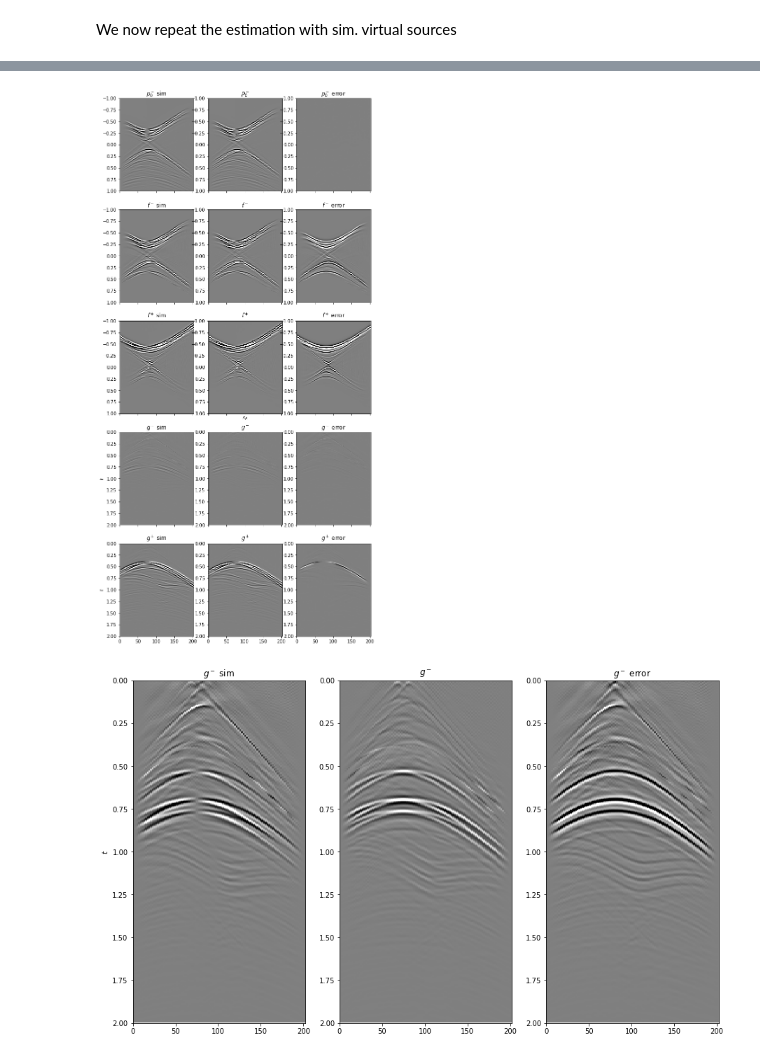
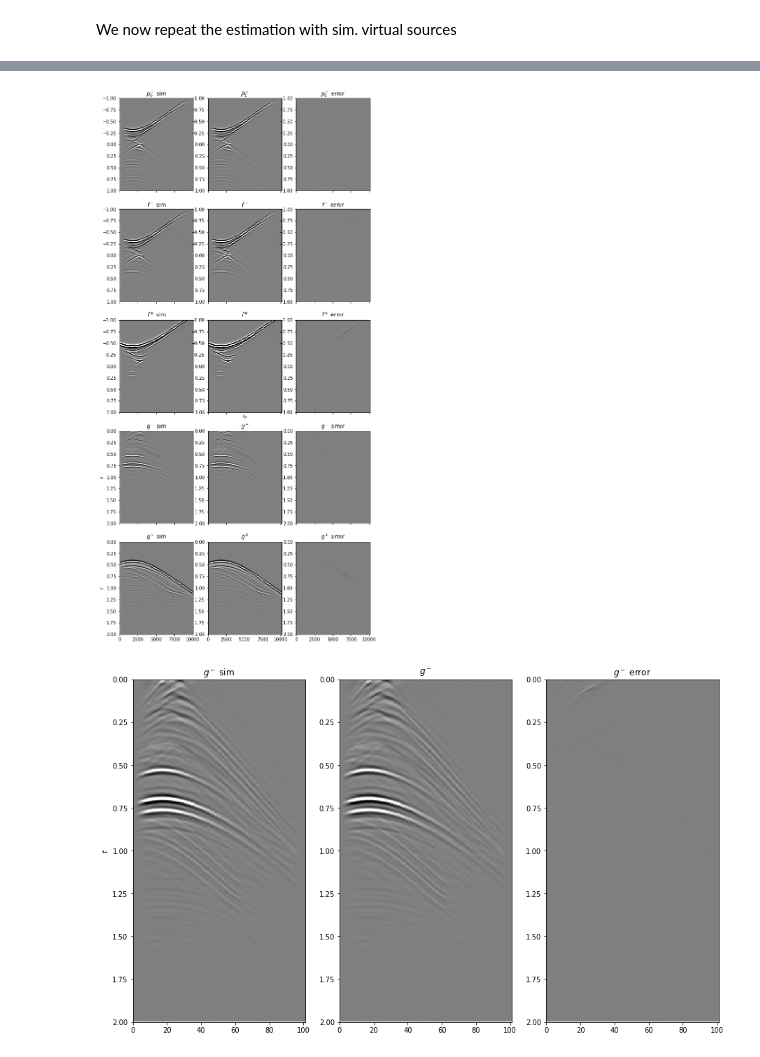
Before and after one commit to PyLops/pylops_notebooks, a Jupyter notebook: developement/Marchenko_multiplevs.ipynb, the cells around one changed output, grey strips where cells are left out. Cells and saved outputs as stored; diff of their text form; code cells hidden in the pictures.

```diff
--- a/developement/Marchenko_multiplevs.ipynb
+++ b/developement/Marchenko_multiplevs.ipynb
@@ -237,0 +235,2 @@ if nsmooth>0:
+# %%
+nsim = 2 # number of sim sources
@@ -283,3 +367,0 @@ Dot test passed, v^T(Opu)=-266.710629 - u^T(Op^Tv)=-266.710629
-# %%
-p0_minus_sim = Rop * fd_plus_sim.flatten()
-p0_minus_sim = p0_minus_sim.reshape((2*nt-1), nr).T
@@ -310,10 +367,0 @@ itn   =      10   r2norm = 2.3e+00   acond = 1.7e+01   xnorm  = 7.2e+01
-# %%
-f1_inv_tot_sim = f1_inv_sim + np.concatenate((np.zeros((2*nt-1, nr)), fd_plus_sim))
-
-g_inv_sim = Gop*f1_inv_tot_sim.flatten()
-g_inv_sim = g_inv_sim.reshape(2*(2*nt-1), nr)
-
-f1_inv_minus_sim, f1_inv_plus_sim =  f1_inv_tot_sim[:(2*nt-1)].T, f1_inv_tot_sim[(2*nt-1):].T
-g_inv_minus_sim, g_inv_plus_sim =  -g_inv_sim[:(2*nt-1)].T, np.fliplr(g_inv_sim[(2*nt-1):].T)
-
-g_inv_tot_sim = g_inv_minus_sim + g_inv_plus_sim
@@ -320,106 +399,108 @@ g_inv_tot_sim = g_inv_minus_sim + g_inv_plus_sim
 # %%
+ivs=0
+
 fig, axs = plt.subplots(5, 3, sharex=True, figsize=(10, 22))
-axs[0][0].imshow(p0_minus_sim.T, cmap='gray',
+axs[0][0].imshow(p0_minus_sim[:, ivs].T, cmap='gray',
               vmin=-5e-1, vmax=5e-1, extent=(0, nr*nvs, t[-1], -t[-1]))
 axs[0][0].set_title(r'$p_0^-$ sim')
 axs[0][0].axis('tight')
 axs[0][0].set_ylim(1, -1)
-axs[0][1].imshow(np.sum(p0_minus*weights, axis=1).T, cmap='gray',
+axs[0][1].imshow(np.sum(p0_minus[:, ivs*nsim:(ivs+1)*nsim]*weights[:, ivs*nsim:(ivs+1)*nsim], axis=1).T, cmap='gray',
                  vmin=-5e-1, vmax=5e-1, extent=(0, nr*nvs, t[-1], -t[-1]))
 axs[0][1].set_title(r'$p_0^-$')
 axs[0][1].axis('tight')
 axs[0][1].set_ylim(1, -1)
-axs[0][2].imshow(p0_minus_sim.T - np.sum(p0_minus*weights, axis=1).T, cmap='gray',
+axs[0][2].imshow(p0_minus_sim[:, ivs].T - np.sum(p0_minus[:, ivs*nsim:(ivs+1)*nsim]*weights[:, ivs*nsim:(ivs+1)*nsim], axis=1).T, cmap='gray',
                  vmin=-5e-1, vmax=5e-1, extent=(0, nr*nvs, t[-1], -t[-1]))
 axs[0][2].set_title(r'$p_0^-$ error')
 axs[0][2].axis('tight')
 axs[0][2].set_ylim(1, -1)
-axs[1][0].imshow(f1_inv_minus_sim.T, cmap='gray',
+axs[1][0].imshow(f1_inv_minus_sim[:, :, ivs], cmap='gray',
               vmin=-5e-1, vmax=5e-1, extent=(0, nr*nvs, t[-1], -t[-1]))
 axs[1][0].set_title(r'$f^-$ sim')
 axs[1][0].axis('tight')
 axs[1][0].set_ylim(1, -1)
-axs[1][1].imshow(np.sum(f1_inv_minus*weights, axis=1).T, cmap='gray',
+axs[1][1].imshow(np.sum(f1_inv_minus[:, ivs*nsim:(ivs+1)*nsim]*weights[:, ivs*nsim:(ivs+1)*nsim], axis=1).T, cmap='gray',
               vmin=-5e-1, vmax=5e-1, extent=(0, nr*nvs, t[-1], -t[-1]))
 axs[1][1].set_title(r'$f^-$')
 axs[1][1].axis('tight')
 axs[1][1].set_ylim(1, -1)
-axs[1][2].imshow(f1_inv_minus_sim.T - np.sum(f1_inv_minus, axis=1).T, cmap='gray',
+axs[1][2].imshow(f1_inv_minus_sim[:, :, ivs] - np.sum(f1_inv_minus[:, ivs*nsim:(ivs+1)*nsim]*weights[:, ivs*nsim:(ivs+1)*nsim], axis=1).T, cmap='gray',
               vmin=-5e-1, vmax=5e-1, extent=(0, nr*nvs, t[-1], -t[-1]))
 axs[1][2].set_title(r'$f^-$ error')
 axs[1][2].axis('tight')
 axs[1][2].set_ylim(1, -1)
 
-axs[2][0].imshow(f1_inv_plus_sim.T, cmap='gray',
+axs[2][0].imshow(f1_inv_plus_sim[:, :, ivs], cmap='gray',
               vmin=-5e-1, vmax=5e-1, extent=(0, nr*nvs, t[-1], -t[-1]))
 axs[2][0].set_title(r'$f^+$ sim')
 axs[2][0].axis('tight')
 axs[2][0].set_ylim(1, -1)
-axs[2][1].imshow(np.sum(f1_inv_plus*weights, axis=1).T, cmap='gray',
+axs[2][1].imshow(np.sum(f1_inv_plus[:, ivs*nsim:(ivs+1)*nsim]*weights[:, ivs*nsim:(ivs+1)*nsim], axis=1).T, cmap='gray',
               vmin=-5e-1, vmax=5e-1, extent=(0, nr*nvs, t[-1], -t[-1]))
 axs[2][1].set_title(r'$f^+$')
 axs[2][1].set_xlabel(r'$x_R$')
 axs[2][1].axis('tight')
 axs[2][1].set_ylim(1, -1)
-axs[2][2].imshow(f1_inv_plus_sim.T - np.sum(f1_inv_plus, axis=1).T, cmap='gray',
+axs[2][2].imshow(f1_inv_plus_sim[:, :, ivs] - np.sum(f1_inv_plus[:, ivs*nsim:(ivs+1)*nsim]*weights[:, ivs*nsim:(ivs+1)*nsim], axis=1).T, cmap='gray',
                  vmin=-5e-1, vmax=5e-1, extent=(0, nr*nvs, t[-1], -t[-1]))
 axs[2][2].set_title(r'$f^+$ error')
 axs[2][2].axis('tight')
 axs[2][2].set_ylim(1, -1)
 
-axs[3][0].imshow(g_inv_minus_sim.T, cmap='gray',
-              vmin=-5e-1, vmax=5e-1, extent=(0, nr*nvs, t[-1], -t[-1]))
+axs[3][0].imshow(g_inv_minus_sim[:, :, ivs], cmap='gray',
+              vmin=-1e-1, vmax=1e-1, extent=(0, nr*nvs, t[-1], -t[-1]))
 axs[3][0].set_title(r'$g^-$ sim'),
 axs[3][0].set_ylabel(r'$t$')
 axs[3][0].axis('tight')
 axs[3][0].set_ylim(2, 0)
-axs[3][1].imshow(np.sum(g_inv_minus*weights, axis=1).T, cmap='gray',
-              vmin=-5e-1, vmax=5e-1, extent=(0, nr*nvs, t[-1], -t[-1]))
+axs[3][1].imshow(np.sum(g_inv_minus[:, ivs*nsim:(ivs+1)*nsim]*weights[:, ivs*nsim:(ivs+1)*nsim], axis=1).T, cmap='gray',
+              vmin=-1e-1, vmax=1e-1, extent=(0, nr*nvs, t[-1], -t[-1]))
 axs[3][1].set_title(r'$g^-$'),
 axs[3][1].axis('tight')
 axs[3][1].set_ylim(2, 0)
-axs[3][2].imshow(g_inv_minus_sim.T - np.sum(g_inv_minus*weights, axis=1).T, cmap='gray',
-              vmin=-5e-1, vmax=5e-1, extent=(0, nr*nvs, t[-1], -t[-1]))
+axs[3][2].imshow(g_inv_minus_sim[:, :, ivs] - np.sum(g_inv_minus[:, ivs*nsim:(ivs+1)*nsim]*weights[:, ivs*nsim:(ivs+1)*nsim], axis=1).T, cmap='gray',
+              vmin=-1e-1, vmax=1e-1, extent=(0, nr*nvs, t[-1], -t[-1]))
 axs[3][2].set_title(r'$g^-$ error'),
 axs[3][2].axis('tight')
 axs[3][2].set_ylim(2, 0)
 
-axs[4][0].imshow(g_inv_plus_sim.T, cmap='gray',
+axs[4][0].imshow(g_inv_plus_sim[:, :, ivs], cmap='gray',
               vmin=-5e-1, vmax=5e-1, extent=(0, nr*nvs, t[-1], -t[-1]))
 axs[4][0].set_title(r'$g^+$ sim'),
 axs[4][0].set_ylabel(r'$t$')
 axs[4][0].axis('tight')
 axs[4][0].set_ylim(2, 0)
-axs[4][1].imshow(np.sum(g_inv_plus*weights, axis=1).T, cmap='gray',
+axs[4][1].imshow(np.sum(g_inv_plus[:, ivs*nsim:(ivs+1)*nsim]*weights[:, ivs*nsim:(ivs+1)*nsim], axis=1).T, cmap='gray',
               vmin=-5e-1, vmax=5e-1, extent=(0, nr*nvs, t[-1], -t[-1]))
 axs[4][1].set_title(r'$g^+$'),
 axs[4][1].axis('tight')
 axs[4][1].set_ylim(2, 0)
-axs[4][2].imshow(g_inv_plus_sim.T - np.sum(g_inv_plus*weights, axis=1).T, cmap='gray',
+axs[4][2].imshow(g_inv_plus_sim[:, :, ivs] - np.sum(g_inv_plus[:, ivs*nsim:(ivs+1)*nsim]*weights[:, ivs*nsim:(ivs+1)*nsim], axis=1).T, cmap='gray',
               vmin=-5e-1, vmax=5e-1, extent=(0, nr*nvs, t[-1], -t[-1]))
 axs[4][2].set_title(r'$g^+$ error'),
 axs[4][2].axis('tight')
 axs[4][2].set_ylim(2, 0);
 # %% [output]
-[figure, old version]
+[figure, new version]
 # %%
 fig, axs = plt.subplots(1, 3, sharex=True, figsize=(15, 9))
 
-axs[0].imshow(g_inv_minus_sim.T, cmap='gray',
-              vmin=-1e-1, vmax=1e-1, extent=(0, nr*nvs, t[-1], -t[-1]))
+axs[0].imshow(g_inv_minus_sim[:, :, ivs], cmap='gray',
+              vmin=-1e-1, vmax=1e-1, extent=(0, nr, t[-1], -t[-1]))
 axs[0].set_title(r'$g^-$ sim'),
 axs[0].set_ylabel(r'$t$')
 axs[0].axis('tight')
 axs[0].set_ylim(2, 0)
-axs[1].imshow(np.sum(g_inv_minus, axis=1).T, cmap='gray',
-              vmin=-1e-1, vmax=1e-1, extent=(0, nr*nvs, t[-1], -t[-1]))
+axs[1].imshow(np.sum(g_inv_minus[:, ivs*nsim:(ivs+1)*nsim]*weights[:, ivs*nsim:(ivs+1)*nsim], axis=1).T, cmap='gray',
+              vmin=-1e-1, vmax=1e-1, extent=(0, nr, t[-1], -t[-1]))
 axs[1].set_title(r'$g^-$'),
 axs[1].axis('tight')
 axs[1].set_ylim(2, 0)
-axs[2].imshow(g_inv_minus_sim.T - np.sum(g_inv_minus, axis=1).T, cmap='gray',
-              vmin=-1e-1, vmax=1e-1, extent=(0, nr*nvs, t[-1], -t[-1]))
+axs[2].imshow(g_inv_minus_sim[:, :, ivs] - np.sum(g_inv_minus[:, ivs*nsim:(ivs+1)*nsim]*weights[:, ivs*nsim:(ivs+1)*nsim], axis=1).T, cmap='gray',
+              vmin=-1e-1, vmax=1e-1, extent=(0, nr, t[-1], -t[-1]))
 axs[2].set_title(r'$g^-$ error'),
 axs[2].axis('tight')
 axs[2].set_ylim(2, 0);
 # %% [output]
-[figure, old version]
+[figure, new version]
```
Also changed, not shown: parts of 21 cells of this notebook.
